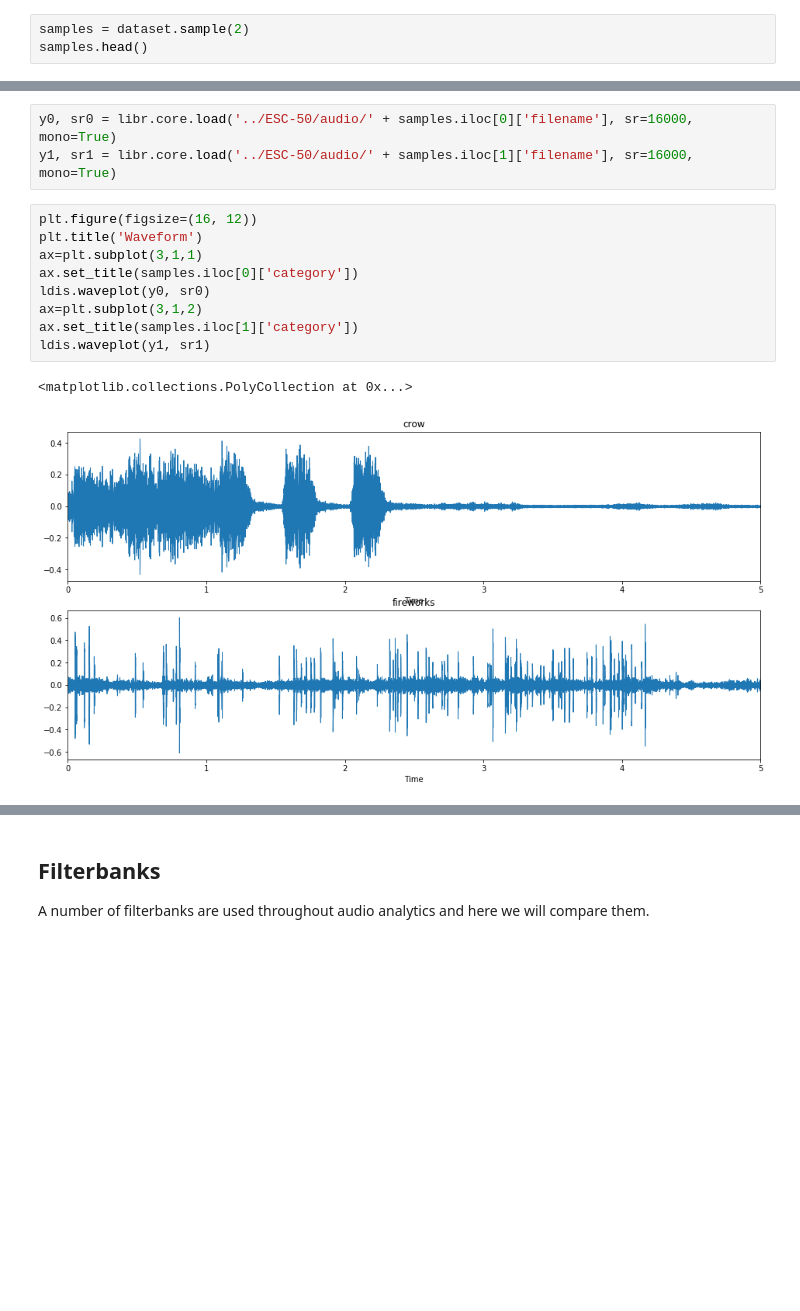
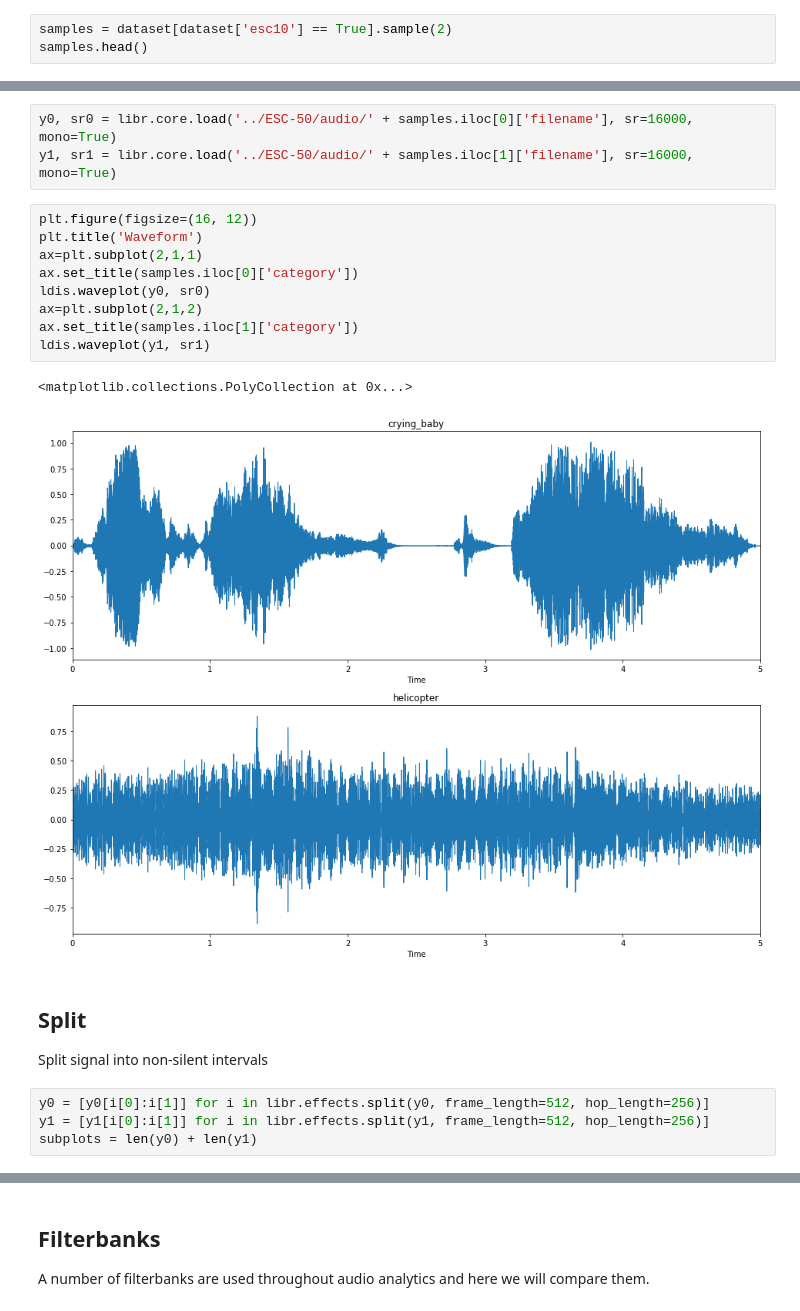
Before and after one commit to DeanPFZ/deep-audio-public, a Jupyter notebook: src/Peripheral Analyzer.ipynb, the cells around one changed output, grey strips where cells are left out. Saved outputs shown, nothing was run; the diff lists cells and outputs as text; blank space fills up the shorter version.

Commit message:
Update for better layout of figures

```diff
--- a/src/Peripheral Analyzer.ipynb
+++ b/src/Peripheral Analyzer.ipynb
@@ -23,7 +22,7 @@ dataset.head()
 | 3 | 1-100210-B-36.wav | 1 | 36 | vacuum_cleaner | False | 100210 | B |
 | 4 | 1-101296-A-19.wav | 1 | 19 | thunderstorm | False | 101296 | A |
 # %%
-samples = dataset.sample(2)
+samples = dataset[dataset['esc10'] == True].sample(2)
 samples.head()
 # %% [output]
 |  | filename | fold | target | category | esc10 | src_file | take |
@@ -37,12 +36,19 @@ y1, sr1 = libr.core.load('../ESC-50/audio/' + samples.iloc[1]['filename'], sr=16
 # %%
 plt.figure(figsize=(16, 12))
 plt.title('Waveform')
-ax=plt.subplot(3,1,1)
+ax=plt.subplot(2,1,1)
 ax.set_title(samples.iloc[0]['category'])
 ldis.waveplot(y0, sr0)
-ax=plt.subplot(3,1,2)
+ax=plt.subplot(2,1,2)
 ax.set_title(samples.iloc[1]['category'])
 ldis.waveplot(y1, sr1)
 # %% [output]
 <matplotlib.collections.PolyCollection at 0x...>
-[figure, old version]
+[figure, new version]
+# %% [markdown]
+## Split
+Split signal into non-silent intervals
+# %%
+y0 = [y0[i[0]:i[1]] for i in libr.effects.split(y0, frame_length=512, hop_length=256)]
+y1 = [y1[i[0]:i[1]] for i in libr.effects.split(y1, frame_length=512, hop_length=256)]
+subplots = len(y0) + len(y1)
```
Also changed, not shown: parts of 15 cells of this notebook.
